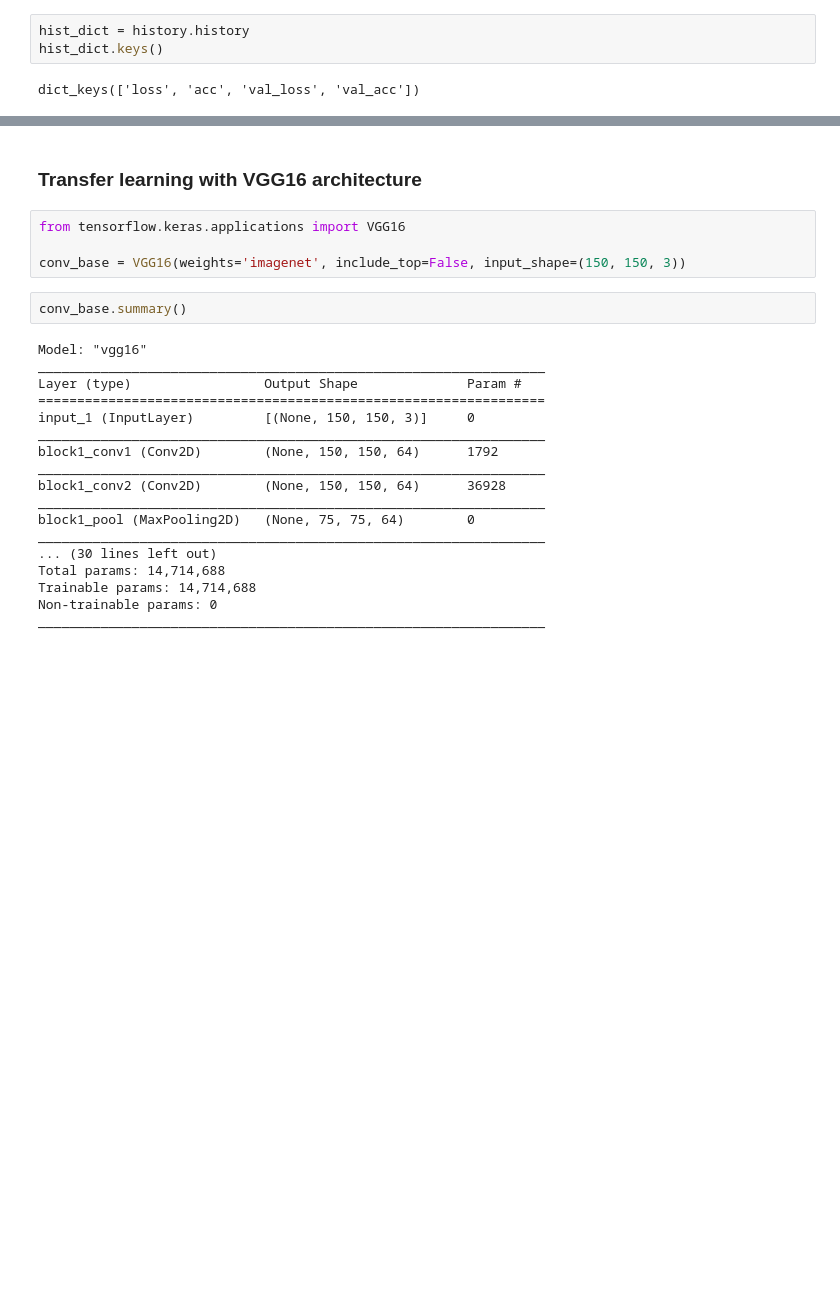
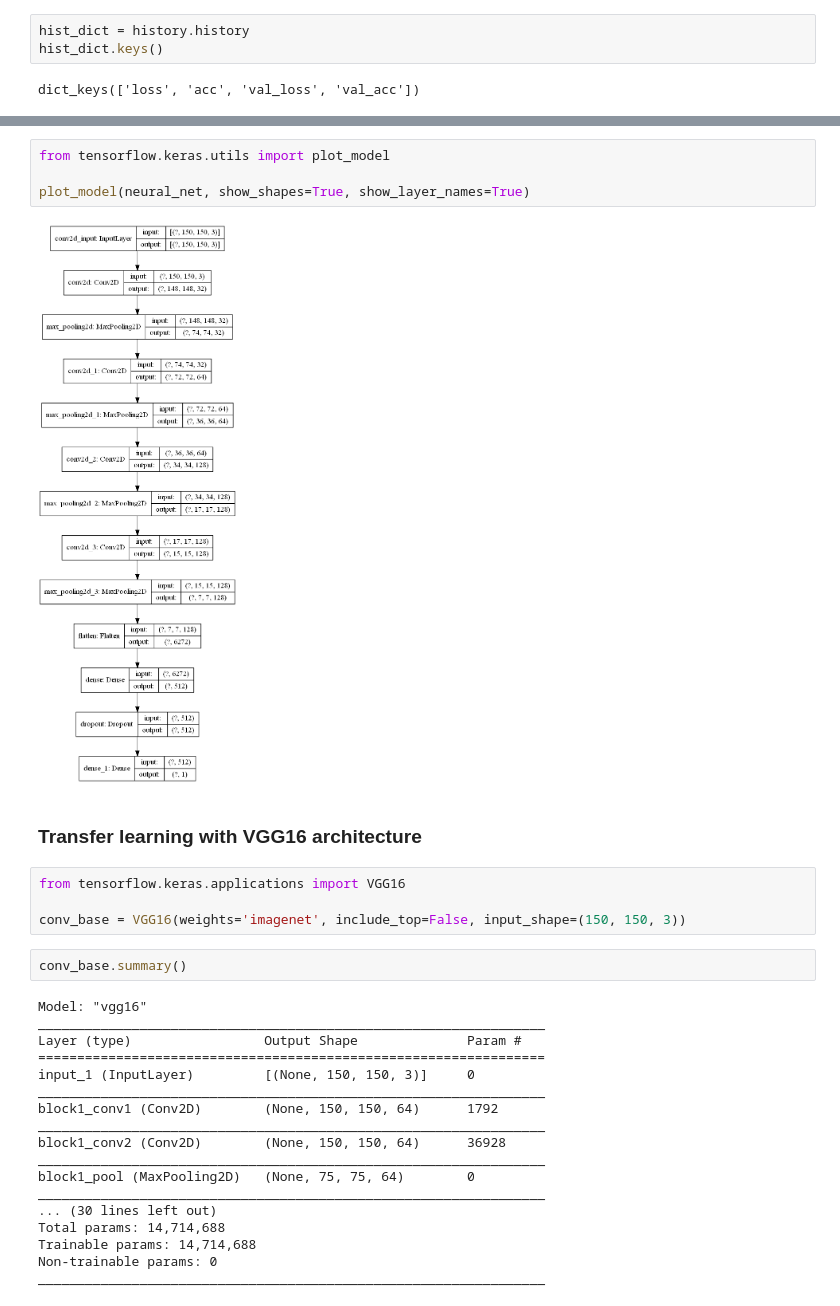
Before and after one commit to wiktorlazarski/Doggos-vs-Cattos, a Jupyter notebook: ConvNet.ipynb, the cells around one changed output, grey strips where cells are left out. Saved outputs shown, nothing was run; the diff lists cells and outputs as text; blank space fills up the shorter version.

```diff
--- a/ConvNet.ipynb
+++ b/ConvNet.ipynb
@@ -172,3 +172,9 @@ Model loss : 0.36884602630138397
+# %%
+from tensorflow.keras.utils import plot_model
+
+plot_model(neural_net, show_shapes=True, show_layer_names=True)
+# %% [output]
+[figure, added]
 # %% [markdown]
 ### Transfer learning with VGG16 architecture
 # %%
```
Also changed, not shown: parts of 9 cells of this notebook, 1 other file.
